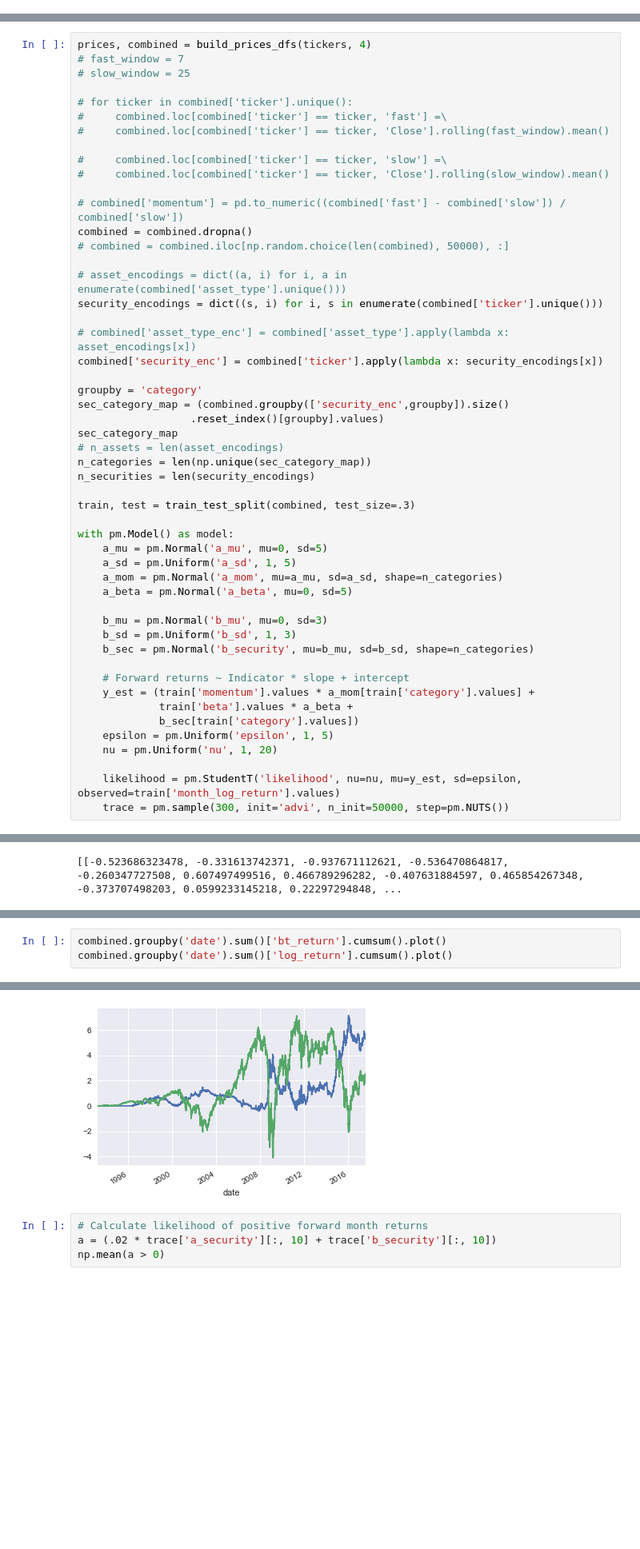
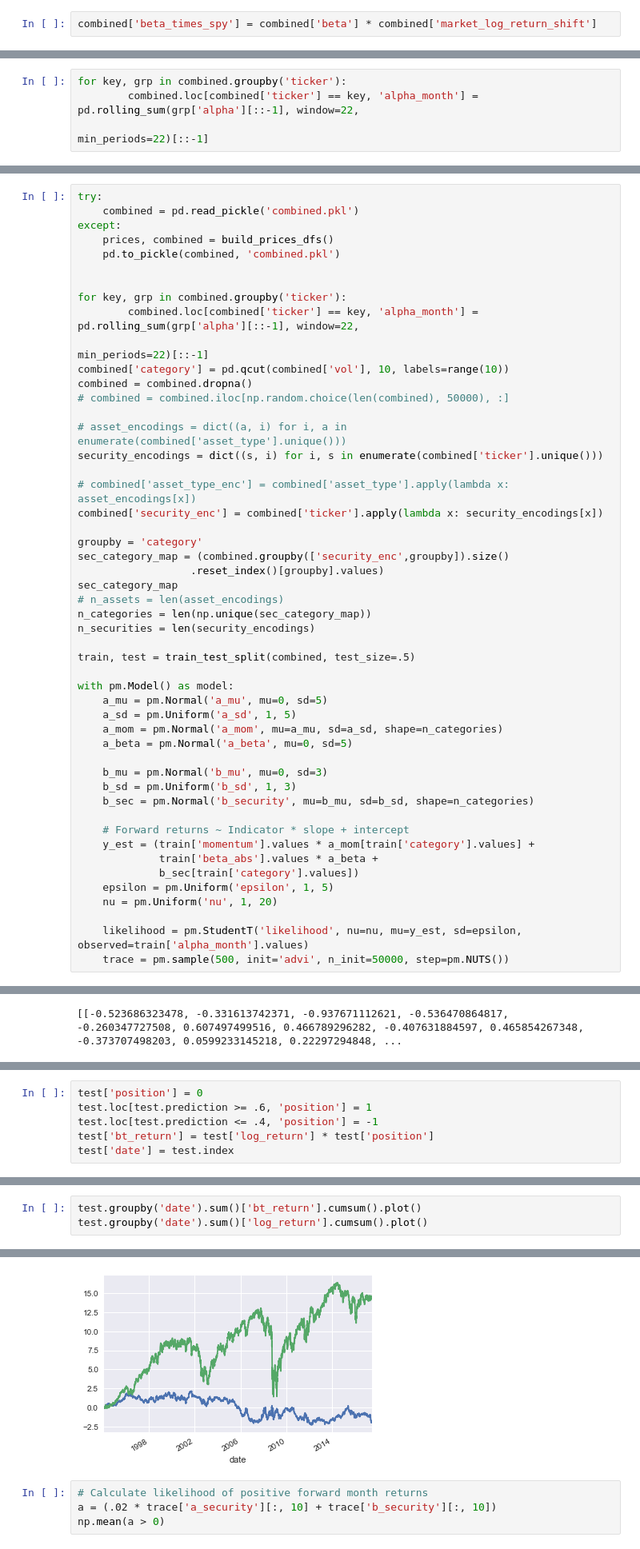
Before and after one commit to bglick13/Bayesian-Stock-Models, a Jupyter notebook: Vol adjusted pooling - momentum.ipynb, the cells around one changed output, grey strips where cells are left out. Shown at 80% size. Saved outputs shown, nothing was run; the diff lists cells and outputs as text; blank space fills up the shorter version.

Commit message:
switched to predicting alpha
more correlation, but backtest still stinks


Former-commit-id: 75972820c6b2b90cc2d1455f554cea980315b6d9

```diff
--- a/Vol adjusted pooling - momentum.ipynb
+++ b/Vol adjusted pooling - momentum.ipynb
@@ -223,3 +214,5 @@ combined.dropna().groupby('category').mean()
 # %%
 combined['market_log_return_shift'] = combined['market_log_return'].shift(1)
+# %%
+combined['beta_times_spy'] = combined['beta'] * combined['market_log_return_shift']
 # %%
@@ -369,0 +354,4 @@ train.groupby('category').count()
+# %%
+for key, grp in combined.groupby('ticker'):
+        combined.loc[combined['ticker'] == key, 'alpha_month'] = pd.rolling_sum(grp['alpha'][::-1], window=22,
+                                                                                    min_periods=22)[::-1]
@@ -370,16 +365,15 @@ train.groupby('category').count()
 # %%
-prices, combined = build_prices_dfs(tickers, 4)
-# fast_window = 7
-# slow_window = 25
+try:
+    combined = pd.read_pickle('combined.pkl')
+except:
+    prices, combined = build_prices_dfs()
+    pd.to_pickle(combined, 'combined.pkl')
 
-# for ticker in combined['ticker'].unique():
-#     combined.loc[combined['ticker'] == ticker, 'fast'] =\
-#     combined.loc[combined['ticker'] == ticker, 'Close'].rolling(fast_window).mean()
 
-#     combined.loc[combined['ticker'] == ticker, 'slow'] =\
-#     combined.loc[combined['ticker'] == ticker, 'Close'].rolling(slow_window).mean()
-
-# combined['momentum'] = pd.to_numeric((combined['fast'] - combined['slow']) / combined['slow'])
+for key, grp in combined.groupby('ticker'):
+        combined.loc[combined['ticker'] == key, 'alpha_month'] = pd.rolling_sum(grp['alpha'][::-1], window=22,
+                                                                                    min_periods=22)[::-1]
+combined['category'] = pd.qcut(combined['vol'], 10, labels=range(10))
 combined = combined.dropna()
 # combined = combined.iloc[np.random.choice(len(combined), 50000), :]
 
@@ -397,7 +391,7 @@ sec_category_map
 n_categories = len(np.unique(sec_category_map))
 n_securities = len(security_encodings)
 
-train, test = train_test_split(combined, test_size=.3)
+train, test = train_test_split(combined, test_size=.5)
 
 with pm.Model() as model:
     a_mu = pm.Normal('a_mu', mu=0, sd=5)
@@ -411,10 +405,10 @@ with pm.Model() as model:
 
     # Forward returns ~ Indicator * slope + intercept
     y_est = (train['momentum'].values * a_mom[train['category'].values] +
-             train['beta'].values * a_beta +
+             train['beta_abs'].values * a_beta +
              b_sec[train['category'].values])
     epsilon = pm.Uniform('epsilon', 1, 5)
     nu = pm.Uniform('nu', 1, 20)
 
-    likelihood = pm.StudentT('likelihood', nu=nu, mu=y_est, sd=epsilon, observed=train['month_log_return'].values)
-    trace = pm.sample(300, init='advi', n_init=50000, step=pm.NUTS())
+    likelihood = pm.StudentT('likelihood', nu=nu, mu=y_est, sd=epsilon, observed=train['alpha_month'].values)
+    trace = pm.sample(500, init='advi', n_init=50000, step=pm.NUTS())
@@ -522,0 +534,6 @@ NameError: name 'combined' is not defined
+# %%
+test['position'] = 0
+test.loc[test.prediction >= .6, 'position'] = 1
+test.loc[test.prediction <= .4, 'position'] = -1
+test['bt_return'] = test['log_return'] * test['position']
+test['date'] = test.index
@@ -523,9 +570,9 @@ NameError: name 'combined' is not defined
 # %%
-combined.groupby('date').sum()['bt_return'].cumsum().plot()
-combined.groupby('date').sum()['log_return'].cumsum().plot()
+test.groupby('date').sum()['bt_return'].cumsum().plot()
+test.groupby('date').sum()['log_return'].cumsum().plot()
 # %% [output]
 <matplotlib.axes._subplots.AxesSubplot at 0x...>
-[figure, old version]
+[figure, new version]
 # %%
 # Calculate likelihood of positive forward month returns
 a = (.02 * trace['a_security'][:, 10] + trace['b_security'][:, 10])
```
Also changed, not shown: parts of 20 cells of this notebook.
